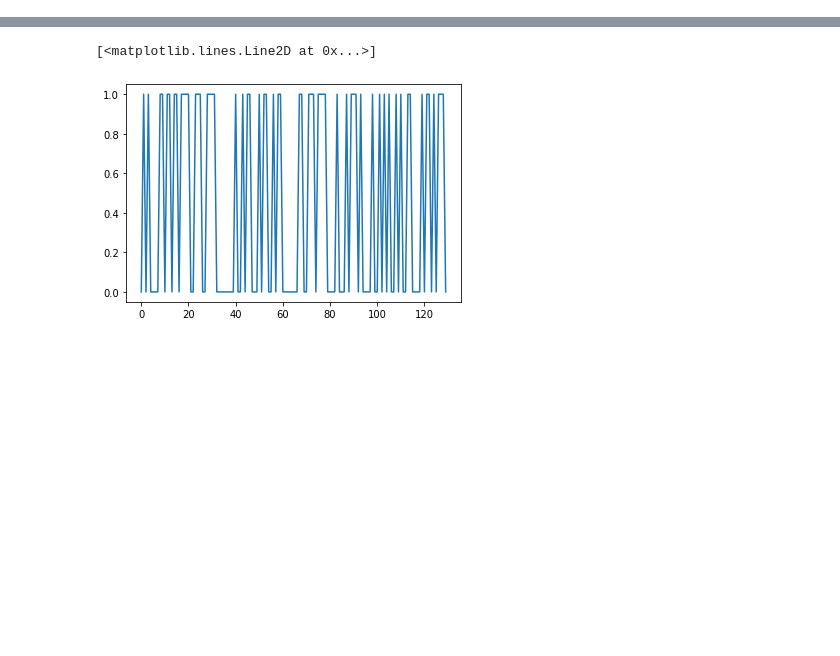
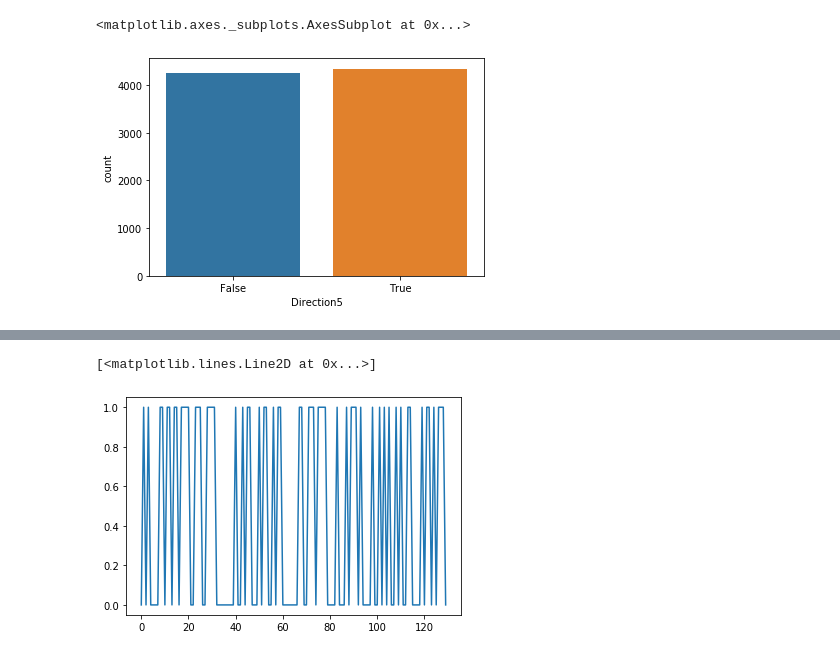
Before and after one commit to Andrew-Harrison-Chris/Trading-Research, a Jupyter notebook: Stock Direction Prediction.ipynb, the cells around one changed output, grey strips where cells are left out. Saved outputs shown, nothing was run; the diff lists cells and outputs as text; code cells hidden in the pictures; blank space fills up the shorter version.

```diff
--- a/Stock Direction Prediction.ipynb
+++ b/Stock Direction Prediction.ipynb
@@ -84,3 +98,8 @@ data.tail(10)
+# %%
+sns.countplot(data['Direction5'])
+# %% [output]
+<matplotlib.axes._subplots.AxesSubplot at 0x...>
+[figure, added]
 # %%
 from sklearn.preprocessing import MinMaxScaler
 from keras.models import Sequential
```
Also changed, not shown: parts of 7 cells of this notebook, 2 other files.
